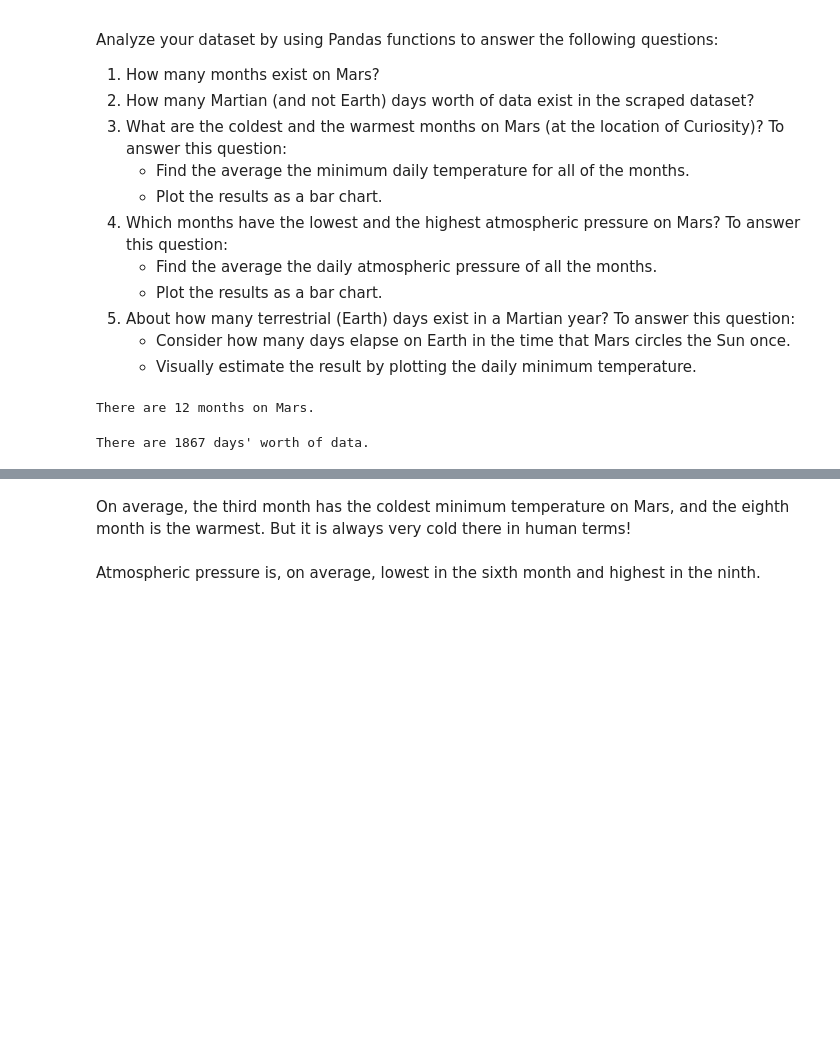
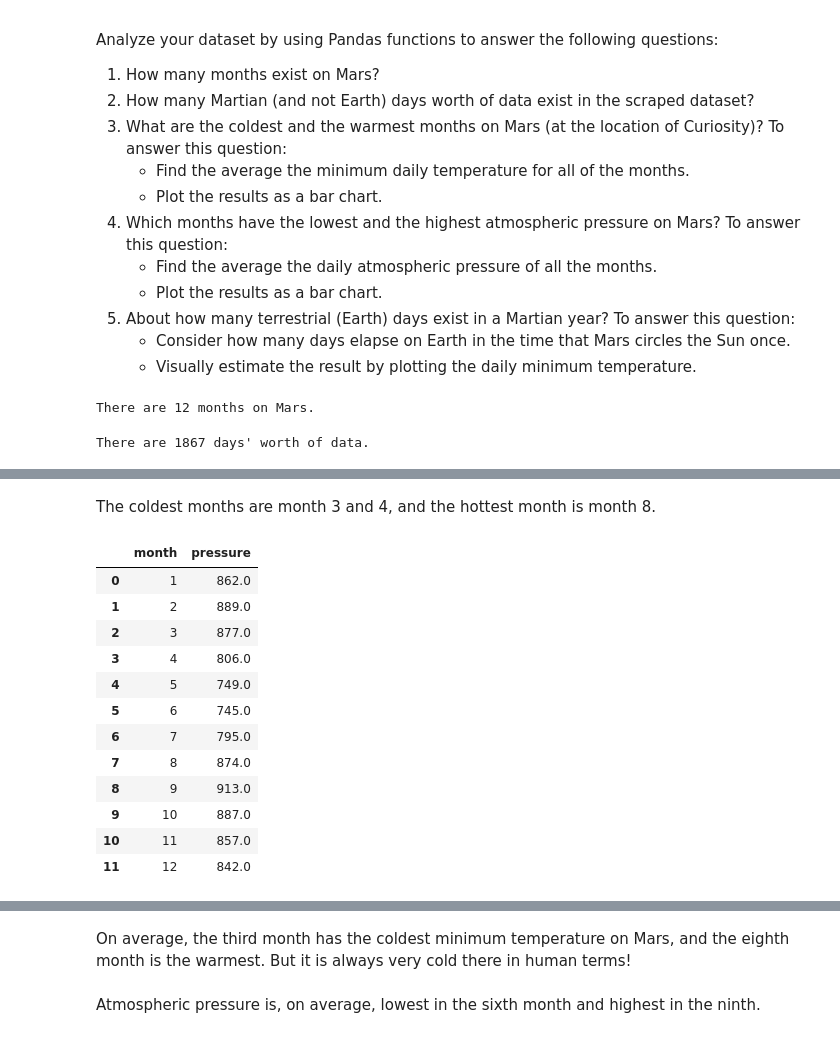
Before and after one commit to DavidsonRCan2/11-data-collection, a Jupyter notebook: part_2_mars_weather.ipynb, the cells around one changed output, grey strips where cells are left out. Cells and saved outputs as stored; diff of their text form; code cells hidden in the pictures; blank space fills up the shorter version.

```diff
--- a/part_2_mars_weather.ipynb
+++ b/part_2_mars_weather.ipynb
@@ -201,0 +205,23 @@ avg_low_temp.plot()
+# %% [markdown]
+The coldest months are month 3 and 4, and the hottest month is month 8.
+# %%
+# 4. Average pressure by Martian month
+# I grouped by month again and got the mean pressure by group.
+avg_pressure_df = pd.DataFrame(round(mars_df.pressure.groupby(mars_df.month).mean(),0))
+avg_pressure_df = avg_pressure_df.reset_index()
+
+avg_pressure_df
+# %% [output]
+|  | month | pressure |
+| 0 | 1 | 862.0 |
+| 1 | 2 | 889.0 |
+| 2 | 3 | 877.0 |
+| 3 | 4 | 806.0 |
+| 4 | 5 | 749.0 |
+| 5 | 6 | 745.0 |
+| 6 | 7 | 795.0 |
+| 7 | 8 | 874.0 |
+| 8 | 9 | 913.0 |
+| 9 | 10 | 887.0 |
+| 10 | 11 | 857.0 |
+| 11 | 12 | 842.0 |
```
Also changed, not shown: parts of 17 cells of this notebook, 1 other file.
